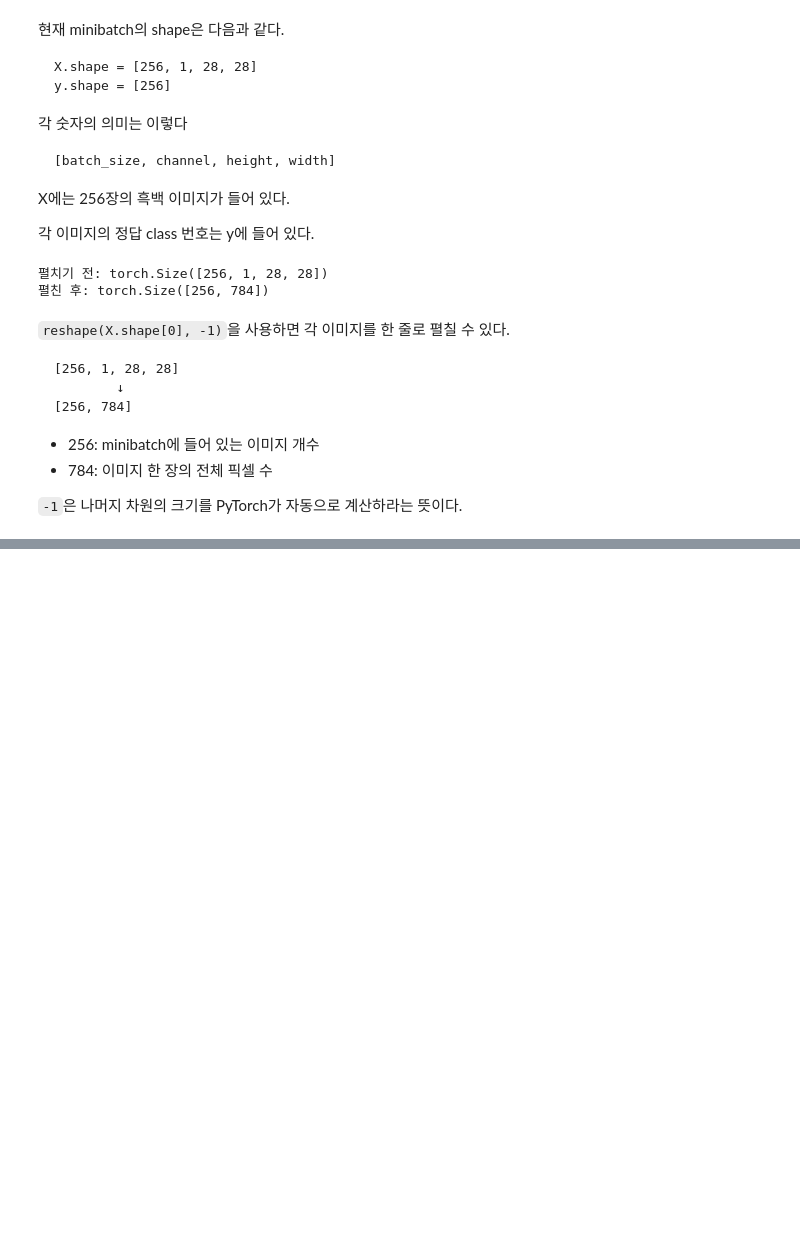
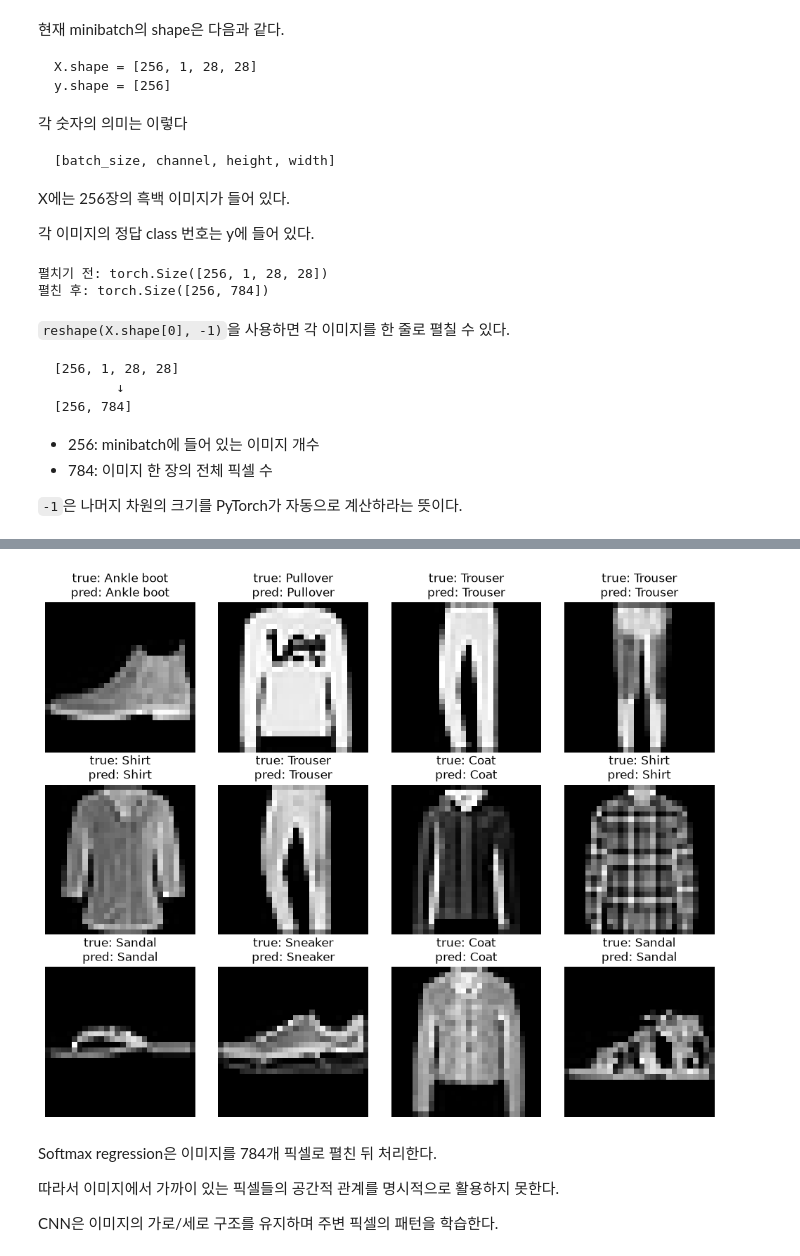
Before and after one commit to while-true-study/ai-grad-prep, a Jupyter notebook: d2l/04_linear_neural_networks_for_classification/04_04_Softmax Regression Implementation from Scratch.ipynb, the cells around one changed output, grey strips where cells are left out. Drawn from its saved outputs; the diff is of its cells as text; code cells hidden in the pictures; blank space fills up the shorter version.

Commit message:
feat(d2l): complete softmax regression from scratch study

```diff
--- a/d2l/04_linear_neural_networks_for_classification/04_04_Softmax Regression Implementation from Scratch.ipynb
+++ b/d2l/04_linear_neural_networks_for_classification/04_04_Softmax Regression Implementation from Scratch.ipynb
@@ -129,0 +305,14 @@ print("펼친 후:", X_flat.shape)
+# %%
+def softmax(X):
+    X_stable = X - X.max(dim=1, keepdim=True).values
+    X_exp = torch.exp(X_stable)
+    partition = X_exp.sum(dim=1, keepdim=True)
+
+    return X_exp / partition
+
+large_logits = torch.tensor([
+    [1000.0, 1001.0, 1002.0]
+])
+
+print(softmax(large_logits))
+print("합:", softmax(large_logits).sum(dim=1))
@@ -129,0 +869,36 @@ print("펼친 후:", X_flat.shape)
+# %%
+num_images = 12
+
+fig, axes = plt.subplots(
+    3,
+    4,
+    figsize=(10, 8)
+)
+
+axes = axes.flatten()
+
+for i in range(num_images):
+    true_label = class_names[y_test[i].item()]
+    predicted_label = class_names[predictions[i].item()]
+
+    axes[i].imshow(
+        X_test[i].squeeze(0),
+        cmap="gray"
+    )
+
+    axes[i].set_title(
+        f"true: {true_label}\npred: {predicted_label}" # 실제 정답, 모델 예측
+    )
+
+    axes[i].axis("off")
+
+plt.tight_layout()
+plt.show()
+# %% [output]
+[figure, added]
+# %% [markdown]
+Softmax regression은 이미지를 784개 픽셀로 펼친 뒤 처리한다.
+
+따라서 이미지에서 가까이 있는 픽셀들의 공간적 관계를 명시적으로 활용하지 못한다.
+
+CNN은 이미지의 가로/세로 구조를 유지하며 주변 픽셀의 패턴을 학습한다.
```
Also changed, not shown: parts of 42 cells of this notebook, 1 other file.
